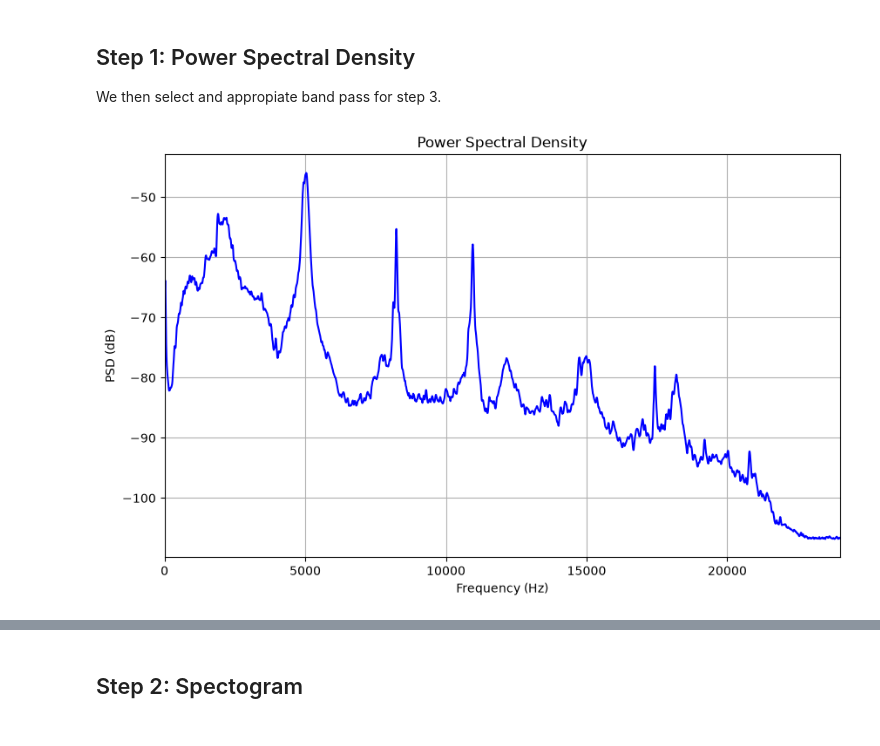
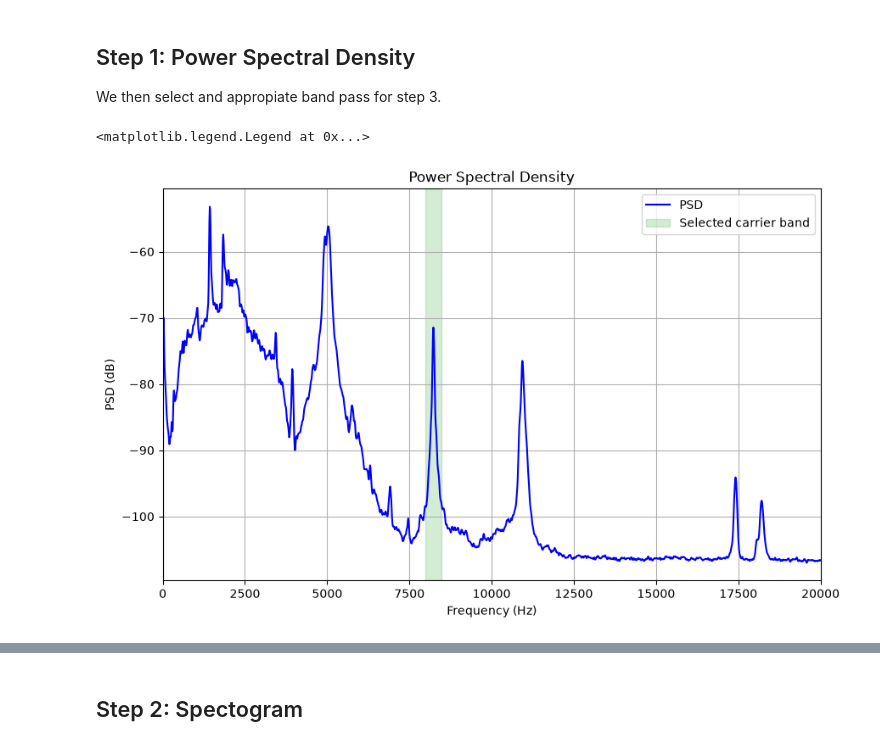
Before and after one commit to dysk0zero/EulerDisk, a Jupyter notebook: notebooks/main.ipynb, the cells around one changed output, grey strips where cells are left out. Drawn from its saved outputs; the diff is of its cells as text; code cells hidden in the pictures.

```diff
--- a/notebooks/main.ipynb
+++ b/notebooks/main.ipynb
@@ -27,8 +27,8 @@ tmax=t0+0.5
 # %% [markdown]
 ## Load your sample
 # %%
-input_dir = "../data/wav/recording_04.wav"  # Change this
-output_dir = "../data/output/recording_04/"
+input_dir = "../data/wav/recording_11.wav"  # Change this
+output_dir = "../data/output/recording_11/"
 os.makedirs(output_dir, exist_ok=True)
 
 fs, x = wavfile.read(input_dir)
@@ -51,31 +51,55 @@ t = np.arange(N) / fs
 ## Step 1: Power Spectral Density
 We then select and appropiate band pass for step 3.
 # %%
-fmax = 24000
+fmax = 20000
 
 frequency, power = welch(
     x,
     fs=fs,
     window="hamming",
     nperseg=4096,
     noverlap=2048,
     nfft=8192,
 )
 
 band = (frequency <= fmax)
 frequency = frequency[band]
 power = power[band]
 
 np.savez_compressed(
     f"{output_dir}/data_welch.npz", frequencies=frequency, power=power
 )
 
-fig, ax = plt.subplots(figsize=(10, 6), sharex=True)
-ax.plot(frequency, 10 * np.log10(power), color="b", lw=1.5)
-ax.set(xlabel="Frequency (Hz)", ylabel="PSD (dB)", xlim=(0, fmax), title="Power Spectral Density")
+fig, ax = plt.subplots(figsize=(10, 6))
+
+ax.plot(
+    frequency,
+    10 * np.log10(power),
+    color="b",
+    lw=1.5,
+    label="PSD",
+)
+
+ax.axvspan(
+    8226 - 250,
+    8226 + 250,
+    color="tab:green",
+    alpha=0.2,
+    label="Selected carrier band",
+)
+
+ax.set(
+    xlabel="Frequency (Hz)",
+    ylabel="PSD (dB)",
+    xlim=(0, fmax),
+    title="Power Spectral Density",
+)
+
 ax.grid(True)
+ax.legend()
 # %% [output]
+<matplotlib.legend.Legend at 0x...>
-[figure, old version]
+[figure, new version]
 # %%
 peaks = ed.peaks(
     input_path=f"{output_dir}/data_welch.npz",
```
Also changed, not shown: parts of 11 cells of this notebook, 19 other files.
